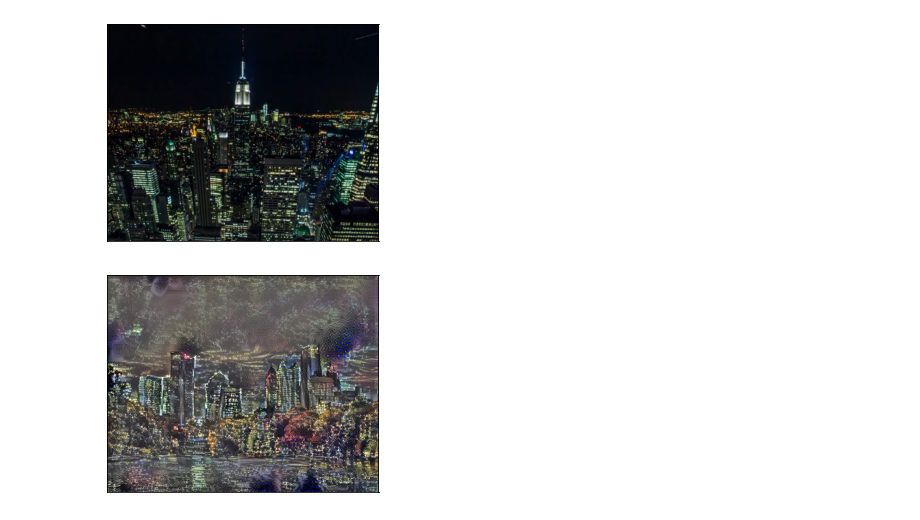
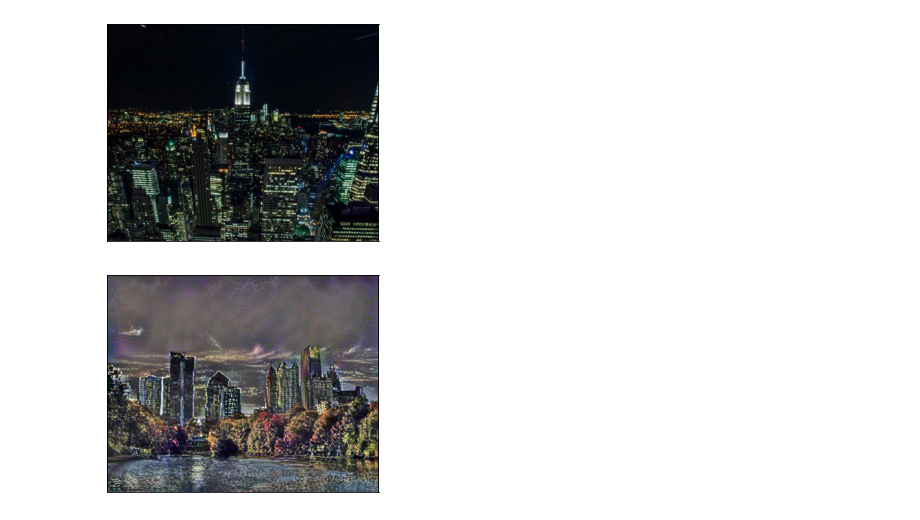
Before and after one commit to Kautenja/a-neural-algorithm-of-artistic-style, a Jupyter notebook: photo-realistic-style-transfer.ipynb, the cells around one changed output. Saved outputs shown, nothing was run; the diff lists cells and outputs as text; code cells hidden in the pictures.

Commit message:
photo realistic transfer

```diff
--- a/photo-realistic-style-transfer.ipynb
+++ b/photo-realistic-style-transfer.ipynb
@@ -28,12 +28,13 @@ ax.axes.yaxis.set_major_locator(plt.NullLocator())
 # %% [output]
 [figure]
 # %%
-output = Stylizer('block3_conv2', content_weight=1, style_weight=5e2)(
+output = Stylizer('block3_conv2', content_weight=1, style_weight=100)(
     content=content,
     style=style,
     optimize=L_BFGS(max_evaluations=15),
     iterations=50,
     callback=build_callback('build/transfer/atlanta/piedmont-park')
 )
+io.imsave('img/transfer/piedmont-park.png', output)
 # %% [output]
-[figure, old version]
+[figure, new version]
```
Also changed, not shown: 1 other file.
